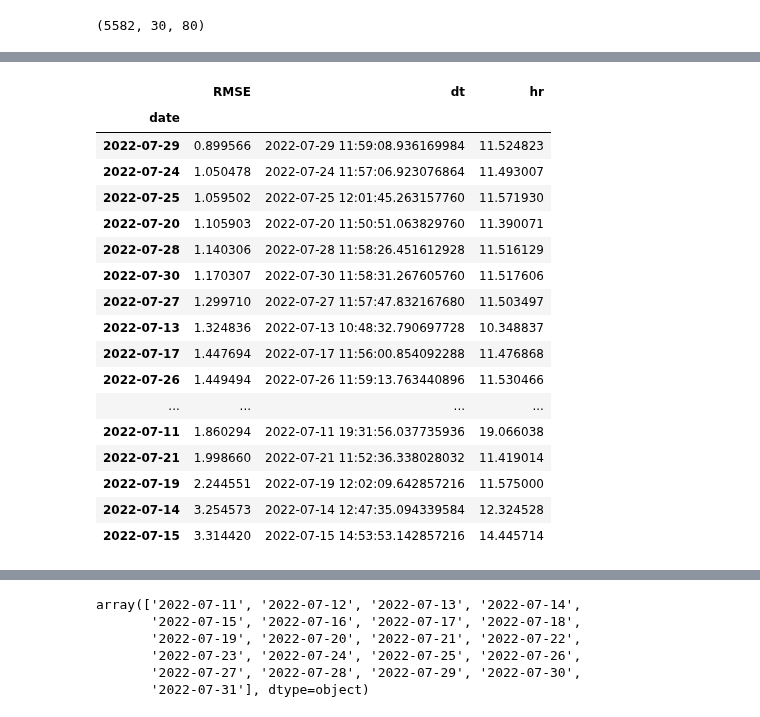
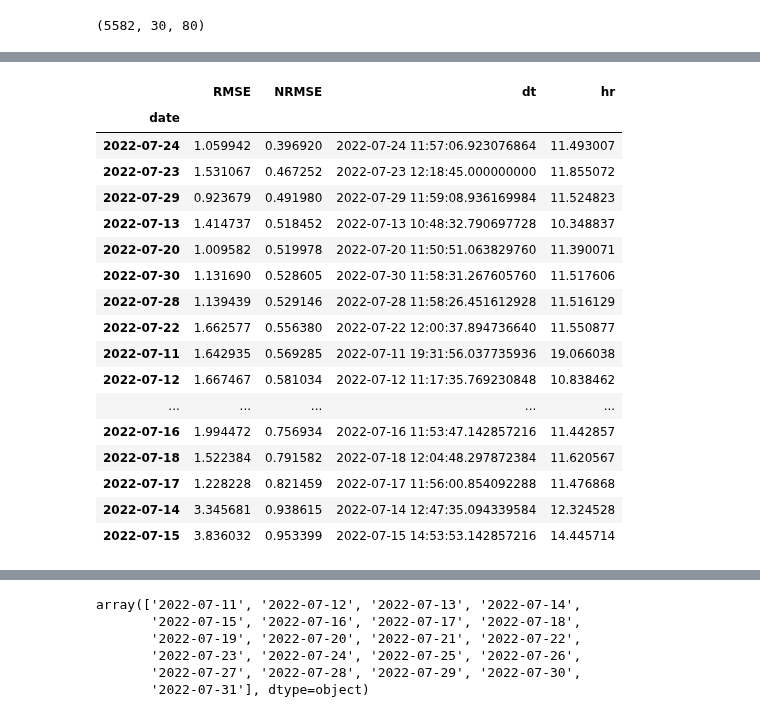
Before and after one commit to reddy-sachin/REPPU-ESN2, a Jupyter notebook: SR_ML/SMRAI_conductivity.ipynb, the cells around one changed output, grey strips where cells are left out. Cells and saved outputs as stored; diff of their text form; code cells hidden in the pictures.

```diff
--- a/SR_ML/SMRAI_conductivity.ipynb
+++ b/SR_ML/SMRAI_conductivity.ipynb
@@ -214,0 +209,27 @@ Text(0, 0.5, 'Conductivity [S/m]')
+# %%
+fig, ax = plt.subplots(figsize=(12, 3))
+ds_pred['conductivity'].mean(['lat', 'lon']).plot(label='SMRAI2 (ESN)')
+ds_test['conductivity'].mean(['lat', 'lon']).plot(label='REPPU (MHD)')
+
+rmse = np.sqrt(np.mean((ds_pred['conductivity'].values - ds_test['conductivity'].values)**2))
+nrmse = rmse / np.mean(ds_test['conductivity'].values)
+R = np.corrcoef(ds_pred['conductivity'].values.flatten(), ds_test['conductivity'].values.flatten())[0, 1]
+
+def skill(m, o):
+    skill = 1 - (np.sum((m - o)**2) /
+            np.sum((o - np.mean(o))**2))
+
+    return skill
+PE = skill(ds_pred['conductivity'].values, ds_test['conductivity'].values)
+
+plt.annotate(f'RMSE = {rmse:.2f} s\M', xy=(0.02, 0.9), xycoords='axes fraction')
+plt.annotate(f'NMSE = {nrmse:.2f}', xy=(0.02, 0.8), xycoords='axes fraction')
+plt.annotate(f'R = {R:.2f}', xy=(0.2, 0.9), xycoords='axes fraction')
+plt.annotate(f'PE = {PE:.2f}', xy=(0.2, 0.8), xycoords='axes fraction')
+
+plt.legend()
+plt.title(f'Conductivity xx on test set', pad=10)
+plt.xlabel(' ')
+phi = r'$\phi$'
+plt.ylabel(f'Conductivity [S/m]')
+plt.grid(True, linestyle='--', alpha=0.5)
@@ -215,14 +238,14 @@ Text(0, 0.5, 'Conductivity [S/m]')
 # %%
 #loop through all dates in the test and pred dataset and calculate the RMSE then put into a df
-rmse_list = []
+err_list = []
 for date in ds_test['dt']:
     rmse = np.sqrt(np.mean((ds_pred['conductivity'].sel(dt=date).values - ds_test['conductivity'].sel(dt=date).values)**2))
-    rmse_list.append(rmse)
+    nmse = rmse / np.std(ds_test['conductivity'].sel(dt=date).values)
+    err_list.append([rmse, nmse])
 
-rmse_df = pd.DataFrame(rmse_list, columns=['RMSE'])
-rmse_df['dt'] = ds_test['dt']
-
-rmse_df['date'] = rmse_df['dt'].dt.date
-rmse_df['hr'] = rmse_df['dt'].dt.hour
-rmse_df
+err_df = pd.DataFrame(err_list, columns=['RMSE', 'NRMSE'])
+err_df['dt'] = ds_test['dt']
+err_df['date'] = err_df['dt'].dt.date
+err_df['hr'] = err_df['dt'].dt.hour
+err_df
 # %% [output]
@@ -242,24 +265,24 @@ rmse_df
 # %%
-rmse_df.groupby('date').mean().sort_values(by='RMSE', ascending=True)
+err_df.groupby('date').mean().sort_values(by='NRMSE', ascending=True)
 # %% [output]
-|  | RMSE | dt | hr |
-| date |  |  |  |
-| 2022-07-29 | 0.899566 | 2022-07-29 11:59:08.936169984 | 11.524823 |
-| 2022-07-24 | 1.050478 | 2022-07-24 11:57:06.923076864 | 11.493007 |
-| 2022-07-25 | 1.059502 | 2022-07-25 12:01:45.263157760 | 11.571930 |
-| 2022-07-20 | 1.105903 | 2022-07-20 11:50:51.063829760 | 11.390071 |
-| 2022-07-28 | 1.140306 | 2022-07-28 11:58:26.451612928 | 11.516129 |
-| 2022-07-30 | 1.170307 | 2022-07-30 11:58:31.267605760 | 11.517606 |
-| 2022-07-27 | 1.299710 | 2022-07-27 11:57:47.832167680 | 11.503497 |
-| 2022-07-13 | 1.324836 | 2022-07-13 10:48:32.790697728 | 10.348837 |
-| 2022-07-17 | 1.447694 | 2022-07-17 11:56:00.854092288 | 11.476868 |
-| 2022-07-26 | 1.449494 | 2022-07-26 11:59:13.763440896 | 11.530466 |
-| ... | ... | ... | ... |
-| 2022-07-11 | 1.860294 | 2022-07-11 19:31:56.037735936 | 19.066038 |
-| 2022-07-21 | 1.998660 | 2022-07-21 11:52:36.338028032 | 11.419014 |
-| 2022-07-19 | 2.244551 | 2022-07-19 12:02:09.642857216 | 11.575000 |
-| 2022-07-14 | 3.254573 | 2022-07-14 12:47:35.094339584 | 12.324528 |
-| 2022-07-15 | 3.314420 | 2022-07-15 14:53:53.142857216 | 14.445714 |
+|  | RMSE | NRMSE | dt | hr |
+| date |  |  |  |  |
+| 2022-07-24 | 1.059942 | 0.396920 | 2022-07-24 11:57:06.923076864 | 11.493007 |
+| 2022-07-23 | 1.531067 | 0.467252 | 2022-07-23 12:18:45.000000000 | 11.855072 |
+| 2022-07-29 | 0.923679 | 0.491980 | 2022-07-29 11:59:08.936169984 | 11.524823 |
+| 2022-07-13 | 1.414737 | 0.518452 | 2022-07-13 10:48:32.790697728 | 10.348837 |
+| 2022-07-20 | 1.009582 | 0.519978 | 2022-07-20 11:50:51.063829760 | 11.390071 |
+| 2022-07-30 | 1.131690 | 0.528605 | 2022-07-30 11:58:31.267605760 | 11.517606 |
+| 2022-07-28 | 1.139439 | 0.529146 | 2022-07-28 11:58:26.451612928 | 11.516129 |
+| 2022-07-22 | 1.662577 | 0.556380 | 2022-07-22 12:00:37.894736640 | 11.550877 |
+| 2022-07-11 | 1.642935 | 0.569285 | 2022-07-11 19:31:56.037735936 | 19.066038 |
+| 2022-07-12 | 1.667467 | 0.581034 | 2022-07-12 11:17:35.769230848 | 10.838462 |
+| ... | ... | ... | ... | ... |
+| 2022-07-16 | 1.994472 | 0.756934 | 2022-07-16 11:53:47.142857216 | 11.442857 |
+| 2022-07-18 | 1.522384 | 0.791582 | 2022-07-18 12:04:48.297872384 | 11.620567 |
+| 2022-07-17 | 1.228228 | 0.821459 | 2022-07-17 11:56:00.854092288 | 11.476868 |
+| 2022-07-14 | 3.345681 | 0.938615 | 2022-07-14 12:47:35.094339584 | 12.324528 |
+| 2022-07-15 | 3.836032 | 0.953399 | 2022-07-15 14:53:53.142857216 | 14.445714 |
 # %%
 #plot the RMSE
 fig, ax = plt.subplots(figsize=(7, 3))
```
Also changed, not shown: parts of 8 cells of this notebook, 5 other files.
